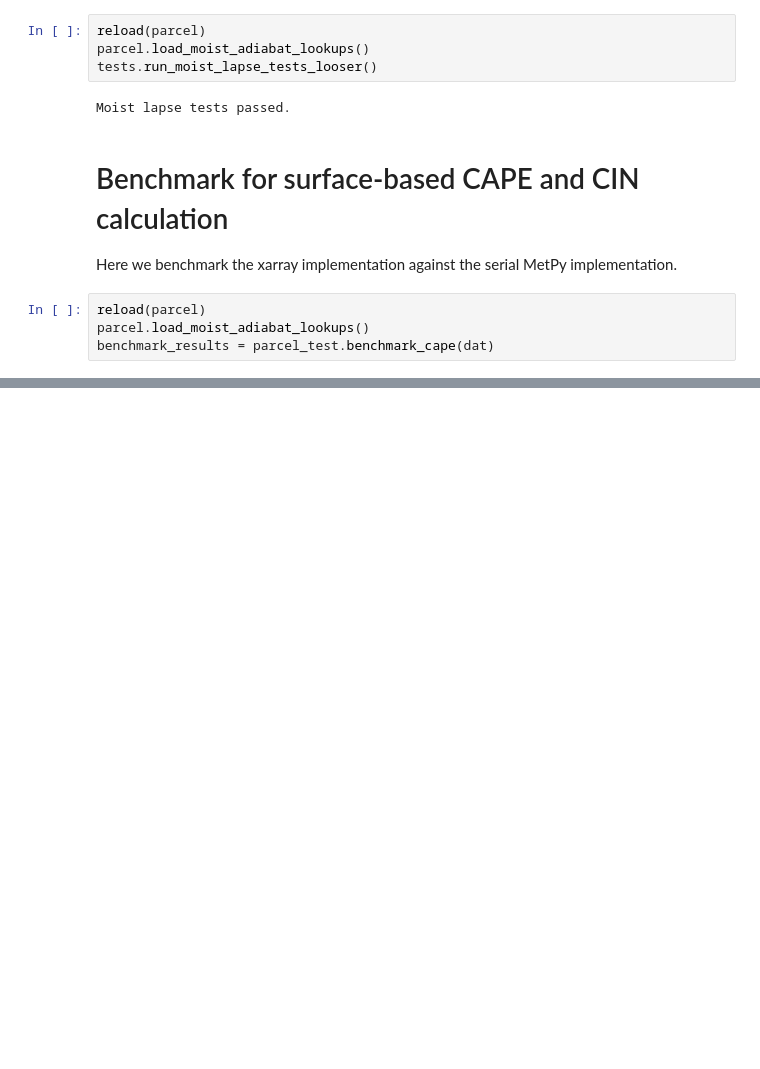
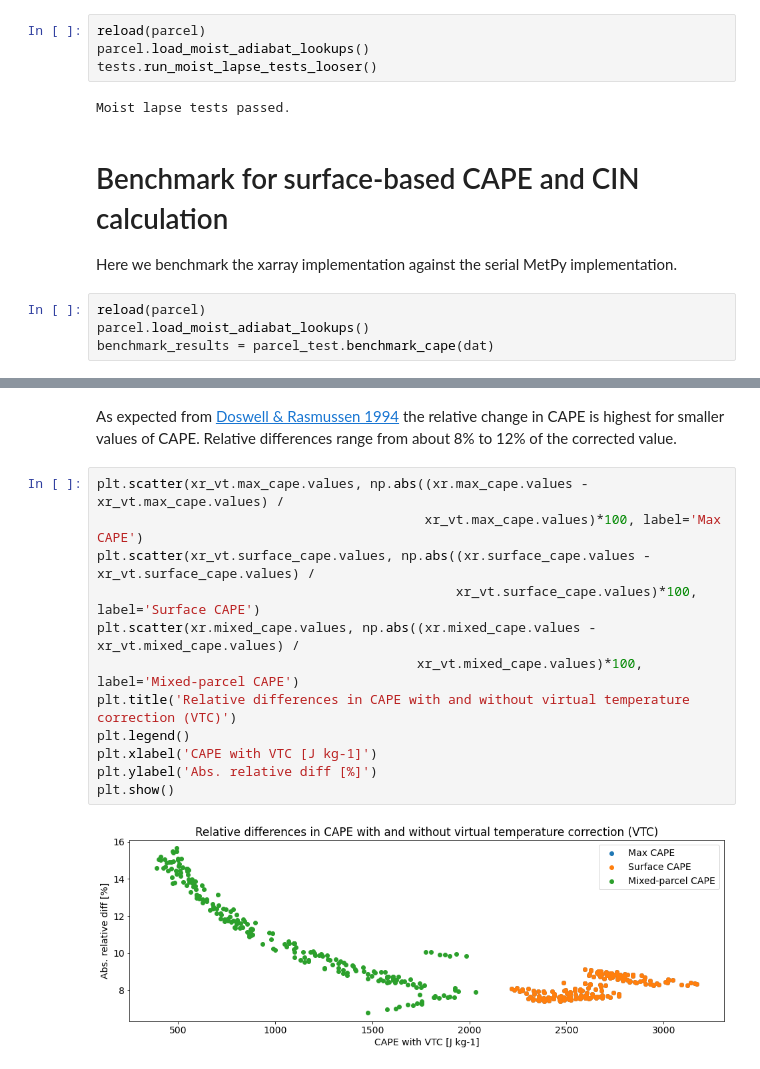
Before and after one commit to traupach/xarray_parcel, a Jupyter notebook: parcel_functions_demo.ipynb, the cells around one changed output, grey strips where cells are left out. Drawn from its saved outputs; the diff is of its cells as text; blank space fills up the shorter version.

```diff
--- a/parcel_functions_demo.ipynb
+++ b/parcel_functions_demo.ipynb
@@ -207,0 +259,16 @@ plt.show()
+# %% [markdown]
+As expected from [Doswell & Rasmussen 1994](https://doi.org/10.1175/1520-0434(1994)009%3C0625:TEONTV%3E2.0.CO;2) the relative change in CAPE is highest for smaller values of CAPE. Relative differences range from about 8% to 12% of the corrected value.
+# %%
+plt.scatter(xr_vt.max_cape.values, np.abs((xr.max_cape.values - xr_vt.max_cape.values) /
+                                          xr_vt.max_cape.values)*100, label='Max CAPE')
+plt.scatter(xr_vt.surface_cape.values, np.abs((xr.surface_cape.values - xr_vt.surface_cape.values) /
+                                              xr_vt.surface_cape.values)*100, label='Surface CAPE')
+plt.scatter(xr.mixed_cape.values, np.abs((xr.mixed_cape.values - xr_vt.mixed_cape.values) /
+                                         xr_vt.mixed_cape.values)*100, label='Mixed-parcel CAPE')
+plt.title('Relative differences in CAPE with and without virtual temperature correction (VTC)')
+plt.legend()
+plt.xlabel('CAPE with VTC [J kg-1]')
+plt.ylabel('Abs. relative diff [%]')
+plt.show()
+# %% [output]
+[figure, added]
```
Also changed, not shown: parts of 23 cells of this notebook, 3 other files.
